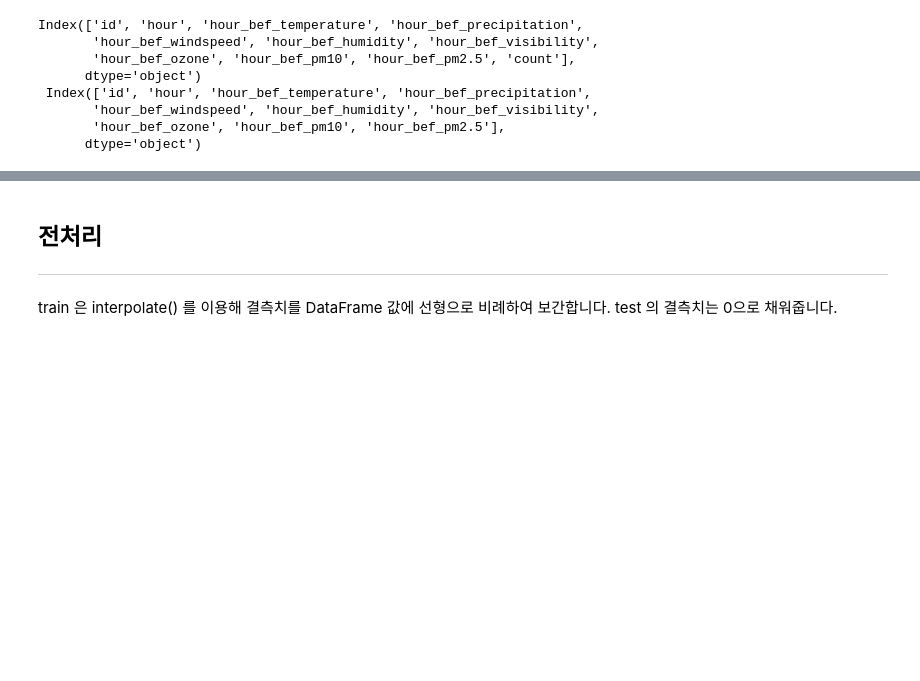
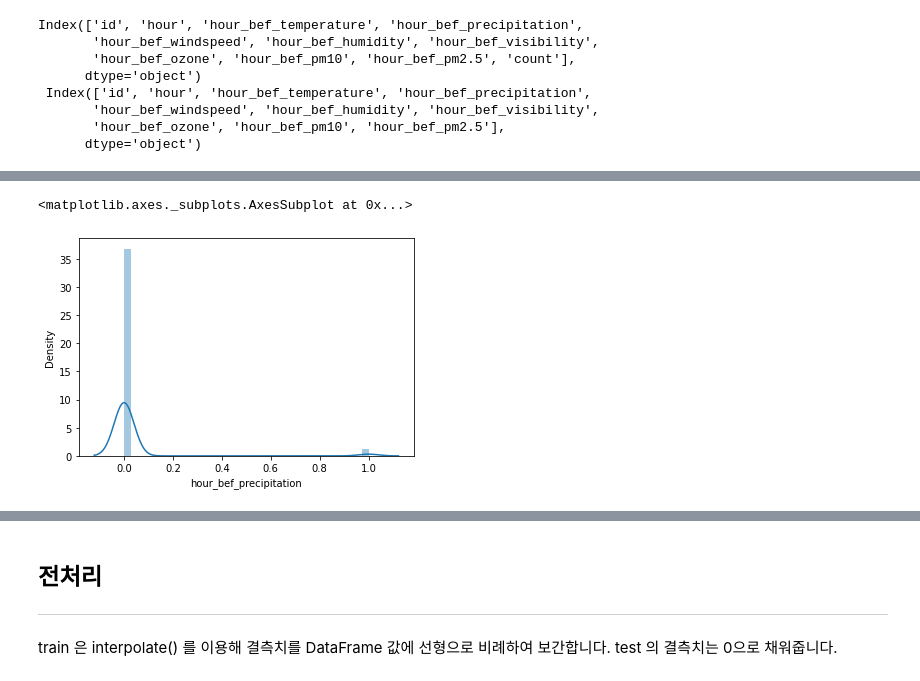
Before and after one commit to gmldud/Deliverate-practice, a Jupyter notebook: 랜덤포레스트_개인_프로젝트.ipynb, the cells around one changed output, grey strips where cells are left out. Cells and saved outputs as stored; diff of their text form; code cells hidden in the pictures; blank space fills up the shorter version.

```diff
--- a/랜덤포레스트_개인_프로젝트.ipynb
+++ b/랜덤포레스트_개인_프로젝트.ipynb
@@ -218,0 +250,5 @@ None
+# %%
+sns.distplot(train['hour_bef_precipitation'])
+# %% [output]
+<matplotlib.axes._subplots.AxesSubplot at 0x...>
+[figure, added]
```
Also changed, not shown: parts of 25 cells of this notebook.
